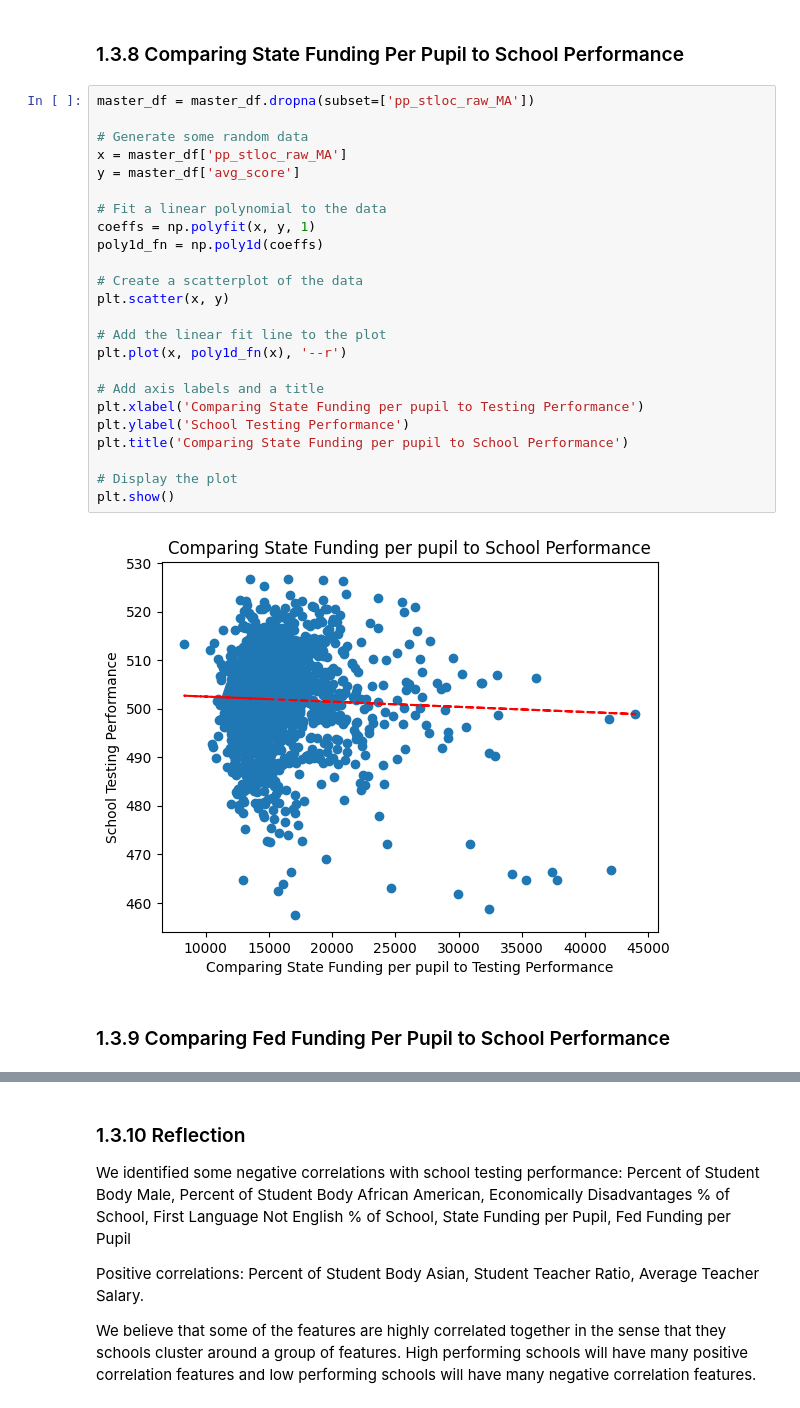
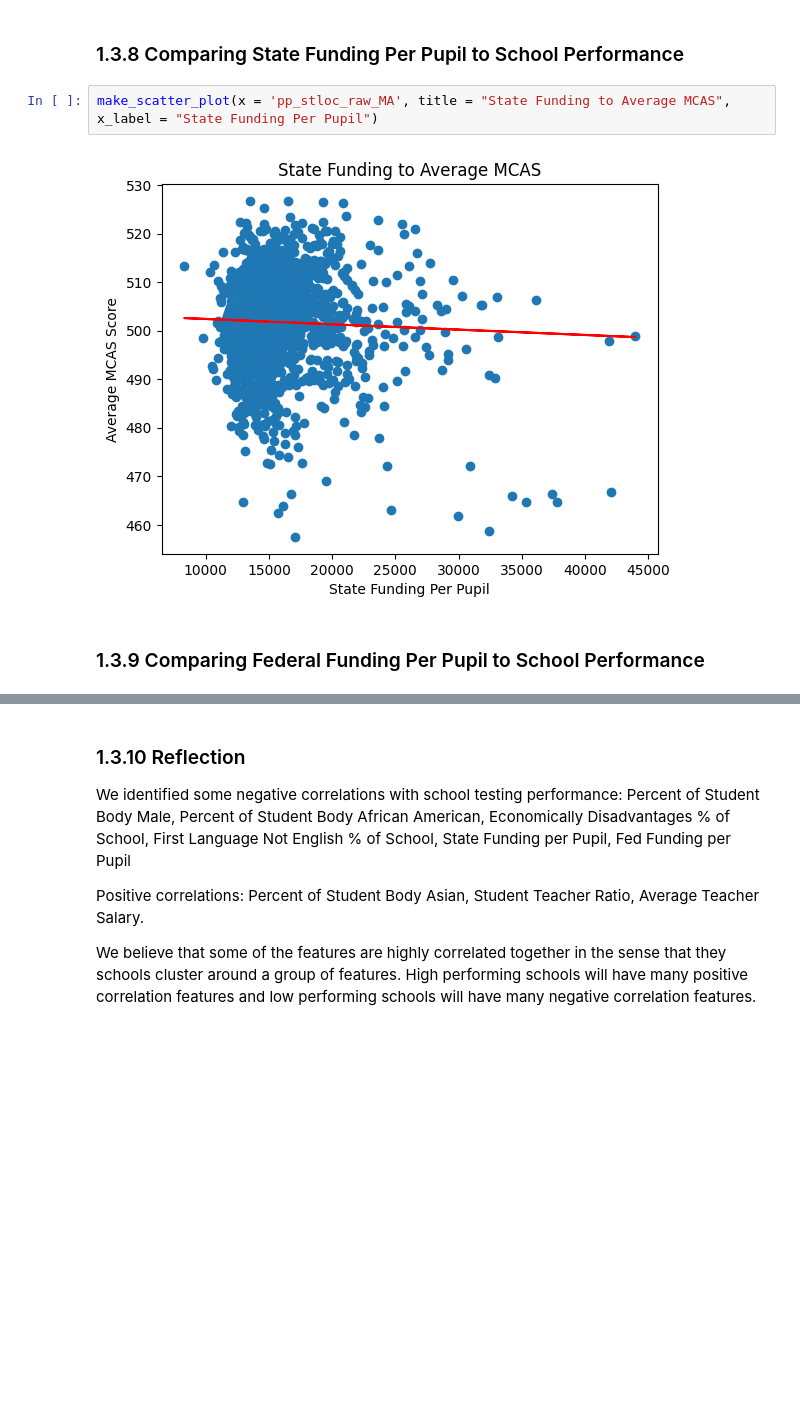
Before and after one commit to alexcraig043/qss-20-final-project, a Jupyter notebook: src/code/01_data_exploration.ipynb, the cells around one changed output, grey strips where cells are left out. Drawn from its saved outputs; the diff is of its cells as text; blank space fills up the shorter version.

```diff
--- a/src/code/01_data_exploration.ipynb
+++ b/src/code/01_data_exploration.ipynb
@@ -142,30 +116,8 @@ make_scatter_plot(x = 'First Language Not English %', title = "First Language No
 # %% [markdown]
 ### 1.3.8 Comparing State Funding Per Pupil to School Performance
-# %%
-master_df = master_df.dropna(subset=['pp_stloc_raw_MA'])
-
-# Generate some random data
-x = master_df['pp_stloc_raw_MA']
-y = master_df['avg_score']
-
-# Fit a linear polynomial to the data
-coeffs = np.polyfit(x, y, 1)
-poly1d_fn = np.poly1d(coeffs)
-
-# Create a scatterplot of the data
-plt.scatter(x, y)
-
-# Add the linear fit line to the plot
-plt.plot(x, poly1d_fn(x), '--r')
-
-# Add axis labels and a title
-plt.xlabel('Comparing State Funding per pupil to Testing Performance')
-plt.ylabel('School Testing Performance')
-plt.title('Comparing State Funding per pupil to School Performance')
-
-# Display the plot
-plt.show()
-# %% [output]
-[figure, removed]
+# %%
+make_scatter_plot(x = 'pp_stloc_raw_MA', title = "State Funding to Average MCAS", x_label = "State Funding Per Pupil")
+# %% [output]
+[figure, added]
 # %% [markdown]
-### 1.3.9 Comparing Fed Funding Per Pupil to School Performance
+### 1.3.9 Comparing Federal Funding Per Pupil to School Performance
```
Also changed, not shown: parts of 14 cells of this notebook, 14 other files.
